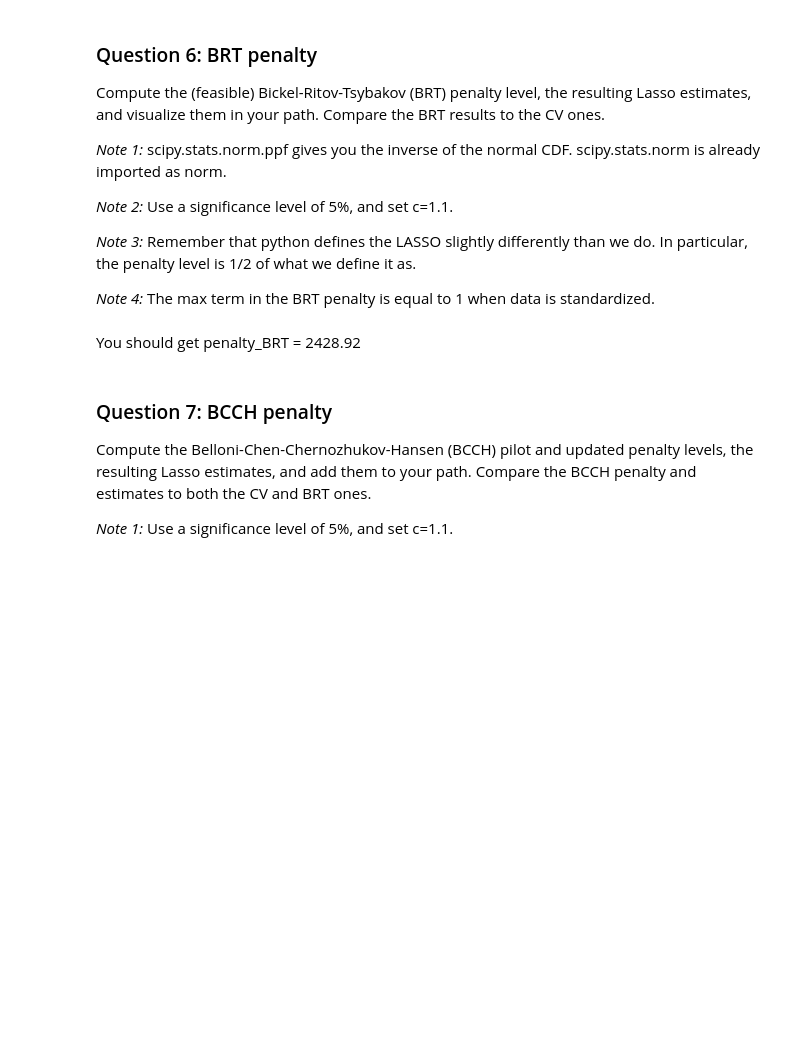
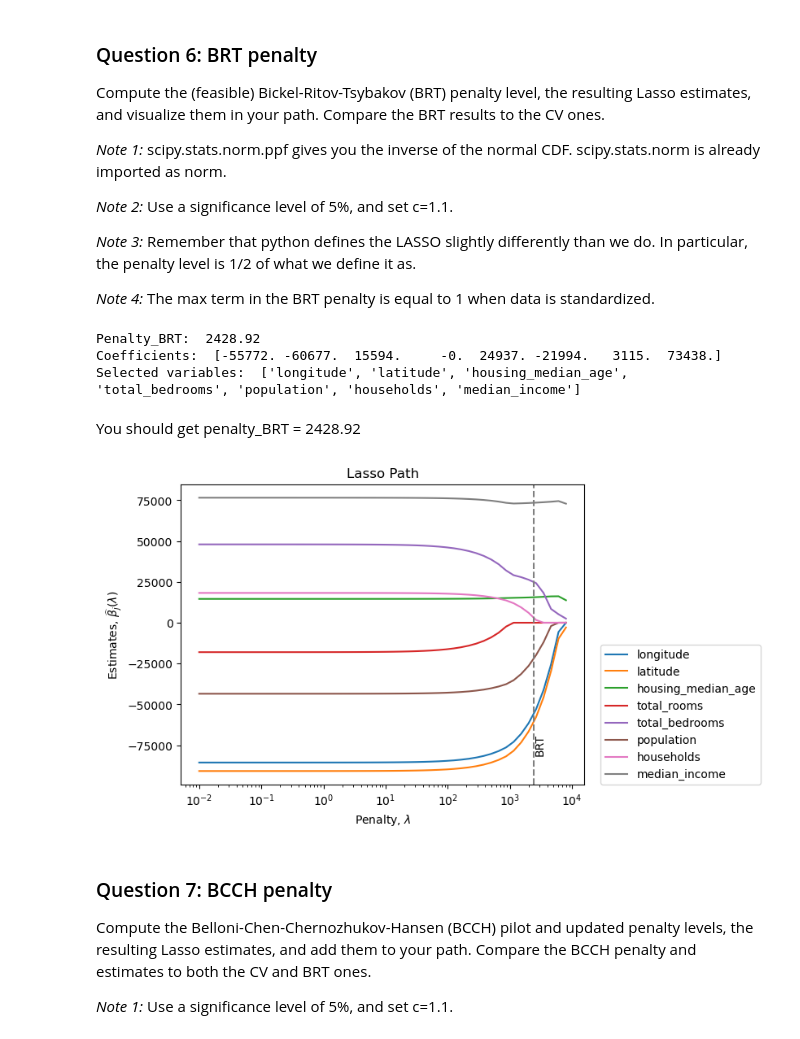
Before and after one commit to anl1313/AME_2025, a Jupyter notebook: Excercise classes/Class 4/w4_ex_ante_livia.ipynb, the cells around one changed output. Saved outputs shown, nothing was run; the diff lists cells and outputs as text; code cells hidden in the pictures; blank space fills up the shorter version.

```diff
--- a/Excercise classes/Class 4/w4_ex_ante_livia.ipynb
+++ b/Excercise classes/Class 4/w4_ex_ante_livia.ipynb
@@ -310,27 +320,35 @@ ones.
 *Note 4:* The max term in the BRT penalty is equal to 1 when data is standardized.
 # %%
 # BRT penalty
-n,p = None # Fill in
-sigma = None # Fill in
-c = None # Fill in
-alpha = None # Fill in
-max_term = None # Fill in
-penalty_BRT = None # Fill in
+import scipy
+n,p = X_tilde.shape
+sigma = np.std(y)
+c = 1.1 # Fill in
+alpha = 0.05 # Fill in
+max_term = 1 # Fill in
+phi = scipy.stats.norm.ppf(1 - alpha / (2 * p))
+penalty_BRT = (c * sigma) * phi / np.sqrt(n)
 print('Penalty_BRT: ', round(penalty_BRT,2))
 
 # Implied estimates and selection
-fit_BRT = None # Fill in
-coeff_BRT = None # Fill in
+fit_BRT = Lasso(alpha=penalty_BRT).fit(X_tilde,y) # Fill in
+coeff_BRT = fit_BRT.coef_ # Fill in
 print('Coefficients: ', np.round(coeff_BRT))
 
 # Selected variables
-selected_variables_BRT = None # Fill in
+selected_variables_BRT = (coeff_BRT !=0) # Fill in
 print('Selected variables: ', Xnames[selected_variables_BRT].to_list())
+# %% [output]
+Penalty_BRT:  2428.92
+Coefficients:  [-55772. -60677.  15594.     -0.  24937. -21994.   3115.  73438.]
+Selected variables:  ['longitude', 'latitude', 'housing_median_age', 'total_bedrooms', 'population', 'households', 'median_income']
 # %% [markdown]
 You should get penalty_BRT = 2428.92
 # %%
 # Plot lasso path
-# Fill in
+plot_lasso_path(penalty_grid, coefs, Xnames, vlines={'BRT': penalty_BRT})
+# %% [output]
+[figure, added]
 # %% [markdown]
 ### Question 7: BCCH penalty
  Compute the Belloni-Chen-Chernozhukov-Hansen (BCCH) pilot and updated penalty levels, the resulting Lasso estimates, and add them to your path. Compare
```
Also changed, not shown: parts of 8 cells of this notebook.
